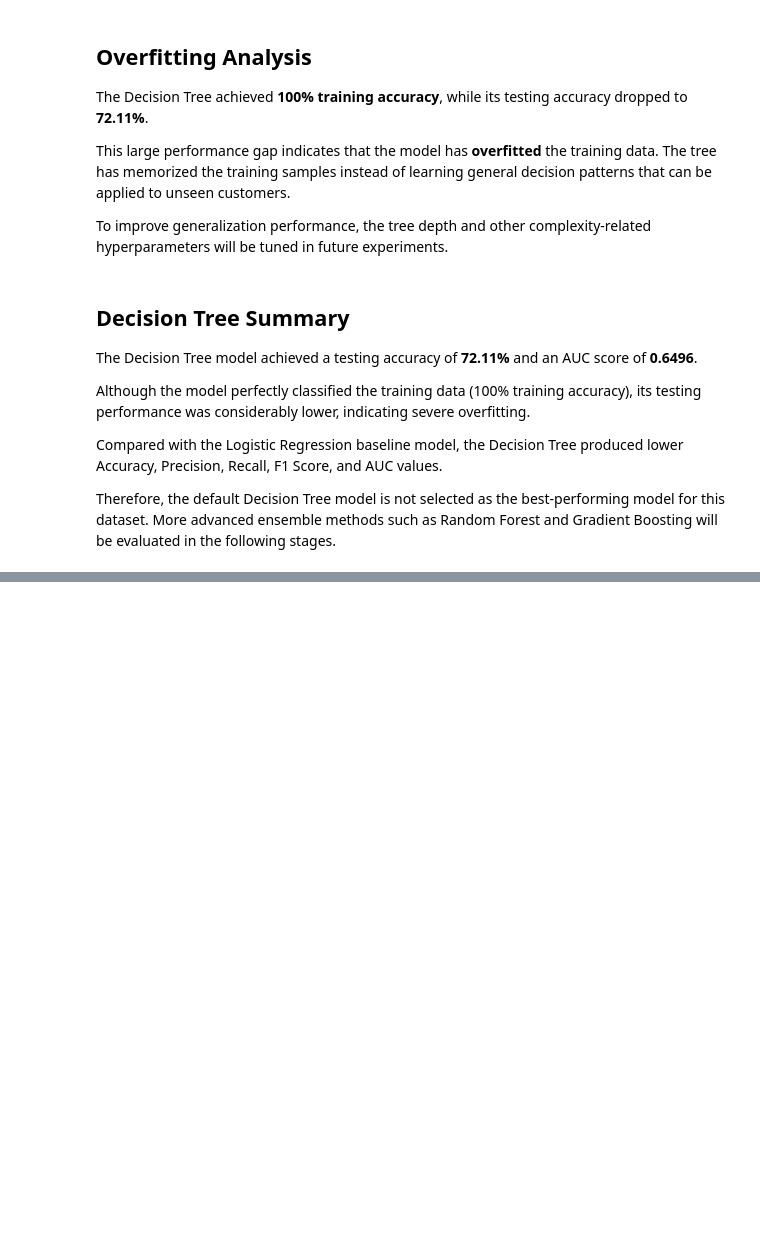
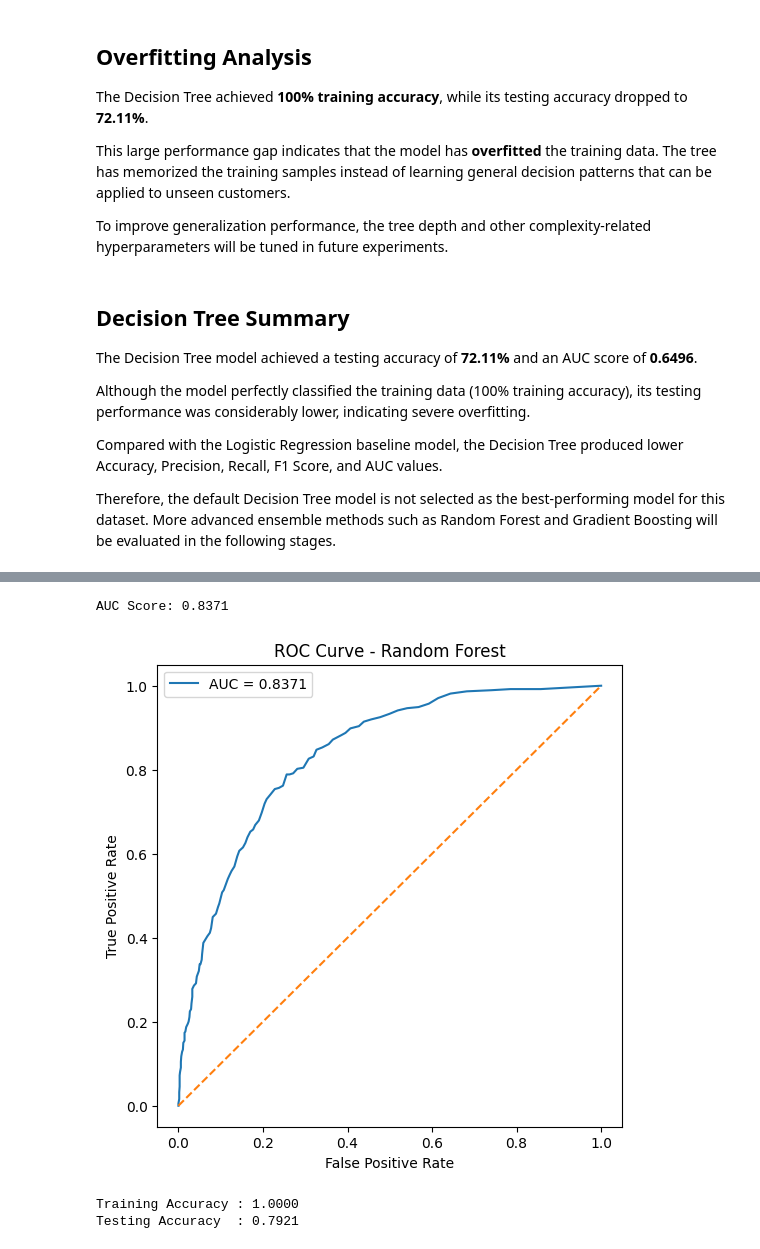
Before and after one commit to yarenyavuz/telecom-customer-retention-intelligence-platform, a Jupyter notebook: notebooks/04_model_development.ipynb, the cells around one changed output, grey strips where cells are left out. Cells and saved outputs as stored; diff of their text form; code cells hidden in the pictures; blank space fills up the shorter version.

```diff
--- a/notebooks/04_model_development.ipynb
+++ b/notebooks/04_model_development.ipynb
@@ -386,0 +509,40 @@ Therefore, the default Decision Tree model is not selected as the best-performin
+# %%
+y_prob_forest = random_forest.predict_proba(X_test)[:, 1]
+
+fpr_forest, tpr_forest, thresholds_forest = roc_curve(y_test, y_prob_forest)
+
+auc_forest = roc_auc_score(y_test, y_prob_forest)
+
+print(f"AUC Score: {auc_forest:.4f}")
+
+plt.figure(figsize=(6,6))
+
+plt.plot(
+    fpr_forest,
+    tpr_forest,
+    label=f"AUC = {auc_forest:.4f}"
+)
+
+plt.plot([0,1], [0,1], linestyle="--")
+
+plt.xlabel("False Positive Rate")
+plt.ylabel("True Positive Rate")
+plt.title("ROC Curve - Random Forest")
+
+plt.legend()
+
+plt.show()
+# %% [output]
+AUC Score: 0.8371
+[figure, added]
+# %%
+train_predictions_forest = random_forest.predict(X_train)
+
+train_accuracy_forest = accuracy_score(y_train, train_predictions_forest)
+test_accuracy_forest = accuracy_score(y_test, y_pred_forest)
+
+print(f"Training Accuracy : {train_accuracy_forest:.4f}")
+print(f"Testing Accuracy  : {test_accuracy_forest:.4f}")
+# %% [output]
+Training Accuracy : 1.0000
+Testing Accuracy  : 0.7921
```
Also changed, not shown: parts of 20 cells of this notebook.
